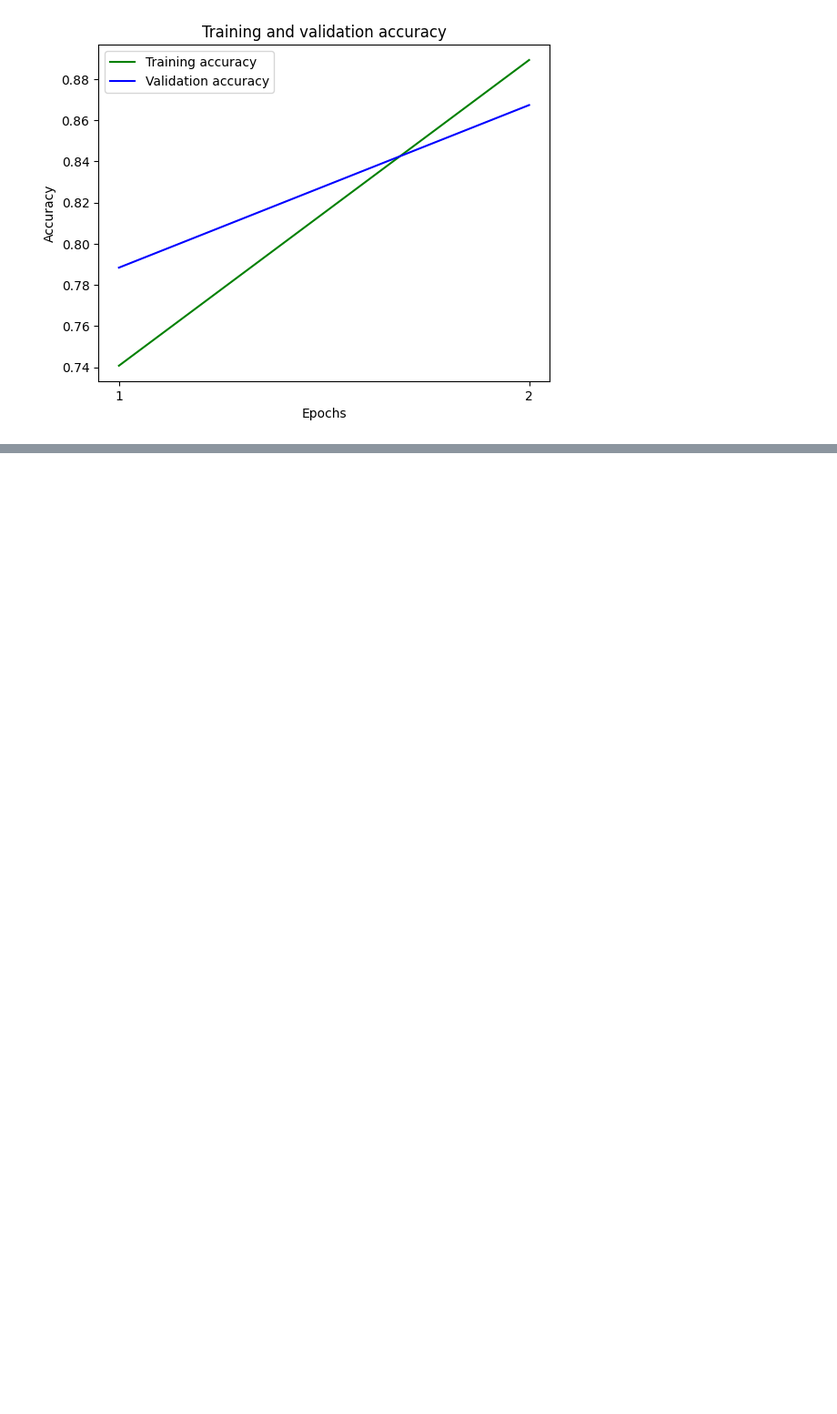
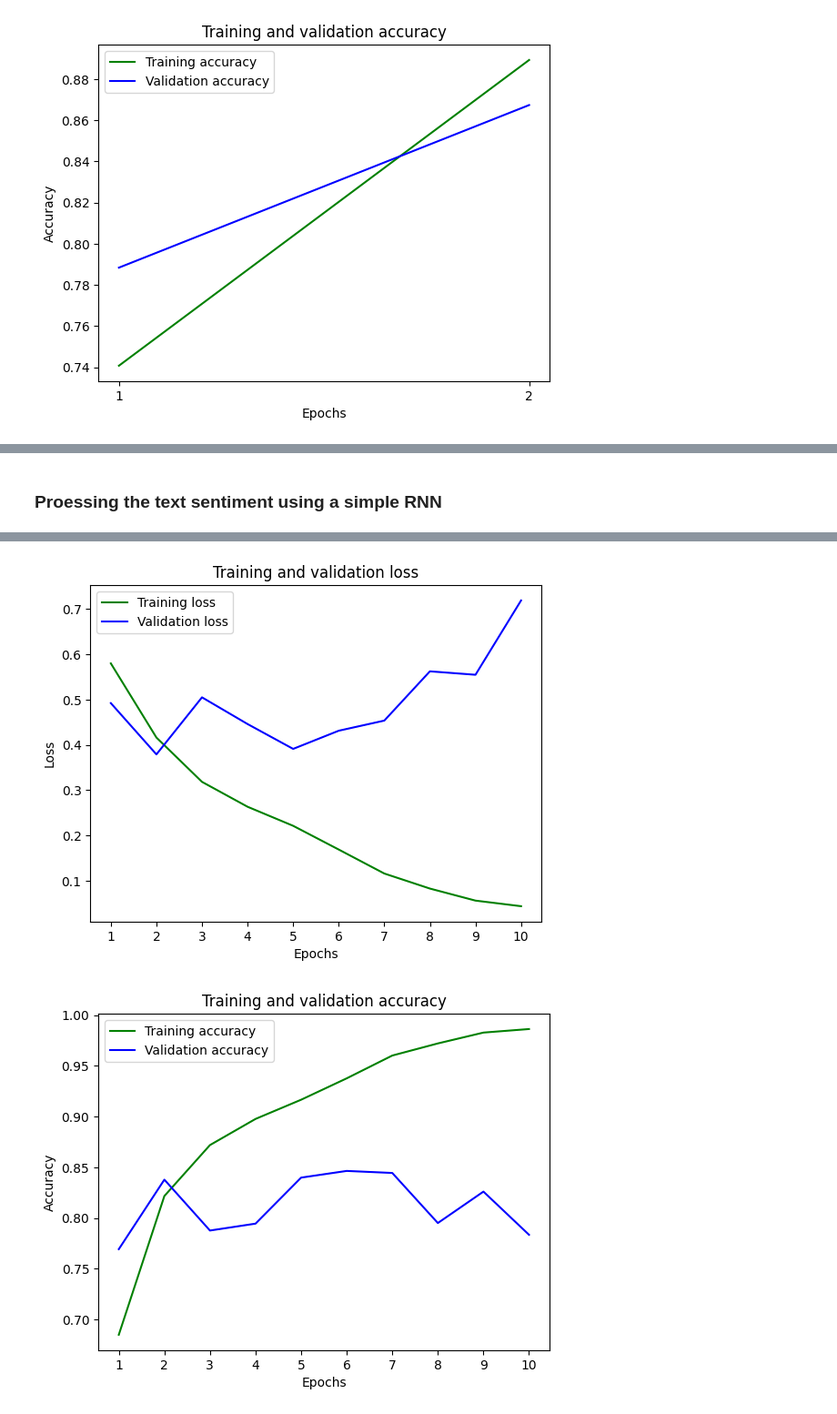
Before and after one commit to DusanPaal/data_analytics, a Jupyter notebook: imdb.ipynb, the cells around one changed output, grey strips where cells are left out. Shown: that part at 91% size. Cells and saved outputs as stored; diff of their text form; code cells hidden in the pictures; blank space fills up the shorter version.

Commit message:
updates and new RNN models

```diff
--- a/imdb.ipynb
+++ b/imdb.ipynb
@@ -426,0 +535,75 @@ plt.show()
+# %% [markdown]
+### Proessing the text sentiment using a simple RNN
+# %%
+# hyperparameters
+n_words = 10000
+max_len = 500
+batch_size = 100
+valid_split = 0.2
+n_epochs = 10
+
+print('Preparing data...', end='')
+# load data - 50.000 movie reviews, loaded will be the most frequent 10.000 words per text
+(train_data, train_labels), (test_data, test_labels) = imdb.load_data(num_words=n_words)
+
+# also vectorize data labels
+train_data = sequence.pad_sequences(train_data, maxlen=max_len)
+test_data = sequence.pad_sequences(test_data, maxlen=max_len)
+print('done.')
+
+# create model
+model = models.Sequential()
+model.add(layers.Embedding(n_words, 32))
+model.add(layers.SimpleRNN(32))
+model.add(layers.Dense(1, activation='sigmoid'))
+
+# compile the model
+model.compile(
+    optimizer='rmsprop',
+    loss='binary_crossentropy',
+    metrics=['accuracy']
+)
+
+# train the model
+history = model.fit(
+    train_data, train_labels,
+    epochs=n_epochs,
+    batch_size=batch_size,
+    validation_split=valid_split
+)
+
+
+model_path = os.path.join('models', 'imdb', 'reference.keras')
+model.save(model_path)
+print('Model saved to:', model_path)
+
+# evaluate the model in terms training and validation loss
+test_loss, test_acc = model.evaluate(test_data, test_labels, steps=250)
+print(f'Test loss: {test_loss:.2f} Test accuracy: {test_acc:.2f}')
+
+# evaluate the model
+training_loss = history.history['loss']
+training_val_loss = history.history['val_loss']
+epochs=range(1, len(training_loss) + 1)
+
+plt.plot(epochs, training_loss, 'g', label='Training loss')
+plt.plot(epochs, training_val_loss, 'b', label='Validation loss')
+plt.title('Training and validation loss')
+plt.xlabel('Epochs')
+plt.ylabel('Loss')
+plt.xticks(epochs)
+plt.legend()
+plt.show()
+
+training_accuracy = history.history['accuracy']
+training_val_accuracy = history.history['val_accuracy']
+
+plt.plot(epochs, training_accuracy, 'g', label='Training accuracy')
+plt.plot(epochs, training_val_accuracy, 'b', label='Validation accuracy')
+plt.title('Training and validation accuracy')
+plt.xlabel('Epochs')
+plt.ylabel('Accuracy')
+plt.xticks(epochs)
+plt.legend()
+plt.show()
+# %% [output]
@@ -426,0 +627,2 @@ plt.show()
+[figure, added]
+[figure, added]
```
Also changed, not shown: parts of 7 cells of this notebook.
